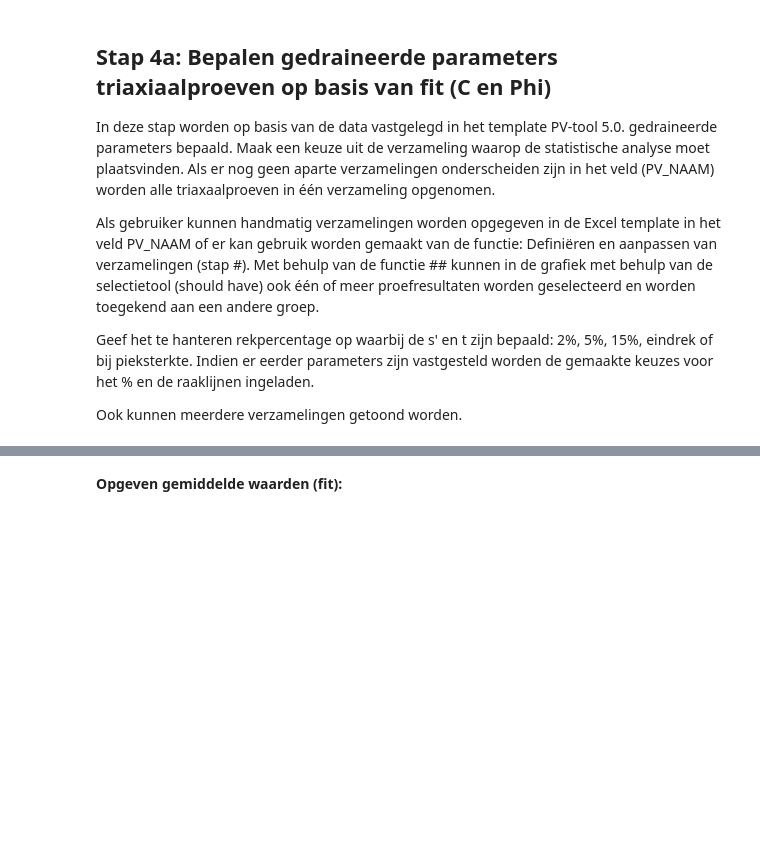
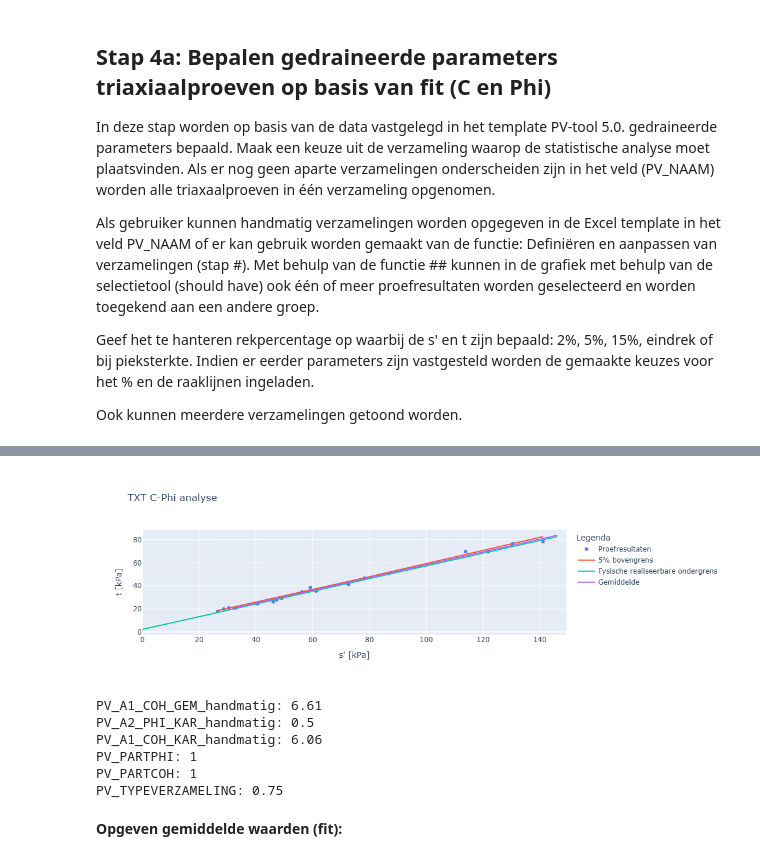
Before and after one commit to kkpdata/PV-tool, a Jupyter notebook: PV_tool0.2.ipynb, the cells around one changed output, grey strips where cells are left out. Cells and saved outputs as stored; diff of their text form; code cells hidden in the pictures; blank space fills up the shorter version.

```diff
--- a/PV_tool0.2.ipynb
+++ b/PV_tool0.2.ipynb
@@ -435 +397,23 @@ display(grid)
 GridspecLayout(children=(Label(value='Beschrijving', layout=Layout(grid_area='widget001')), Label(value='Benad…
+# %%
+
+#voer C-phi analyse uit met invoer
+analyse = CPhiAnalyse(dbase=dbase, investigation_groups=[dropdown_verzameling_txt.value], effective_stress= dropdown_rekpercentage.value,
+                      analysis_type='TXT_CPhi')
+
+analyse.apply_parameters(cohesie_gem = PV_A1_COH_GEM_handmatig)
+analyse.apply_parameters(phi_kar = PV_A2_PHI_KAR_handmatig)
+analyse.apply_parameters(cohesie_kar = PV_A1_COH_KAR_handmatig)
+
+analyse.apply_settings(material_factor_cohesion = 1)
+analyse.apply_settings(material_factor_tan_phi = 1)
+
+#analyse.apply_settings(alpha = Alpha.LOCAL)
+
+#Voer
+analyse._run()
+
+#analyse.factsheet()
+analyse.show_figure()
+# %% [output]
+[figure, added]
@@ -436,12 +422,19 @@ GridspecLayout(children=(Label(value='Beschrijving', layout=Layout(grid_area='wi
 # %%
 #gewijzigde input voor fit.
 
-print(f"PV_A1_COH_GEM: {PV_A1_COH_GEM}")
-print(f"PV_A2_PHI_KAR: {PV_A2_PHI_KAR}")
-print(f"PV_A1_COH_KAR: {PV_A1_COH_KAR}")
+print(f"PV_A1_COH_GEM_handmatig: {PV_A1_COH_GEM_handmatig}")
+print(f"PV_A2_PHI_KAR_handmatig: {PV_A2_PHI_KAR_handmatig}")
+print(f"PV_A1_COH_KAR_handmatig: {PV_A1_COH_KAR_handmatig}")
 print(f"PV_PARTPHI: {PV_PARTPHI}")
 print(f"PV_PARTCOH: {PV_PARTCOH}")
 print(f"PV_TYPEVERZAMELING: {PV_TYPEVERZAMELING}")
+# %% [output]
+PV_A1_COH_GEM_handmatig: 6.61
+PV_A2_PHI_KAR_handmatig: 0.5
+PV_A1_COH_KAR_handmatig: 6.06
+PV_PARTPHI: 1
+PV_PARTCOH: 1
+PV_TYPEVERZAMELING: 0.75
 # %%
 # work in progress widget voor Shansep
 
```
Also changed, not shown: parts of 9 cells of this notebook, 11 other files.
